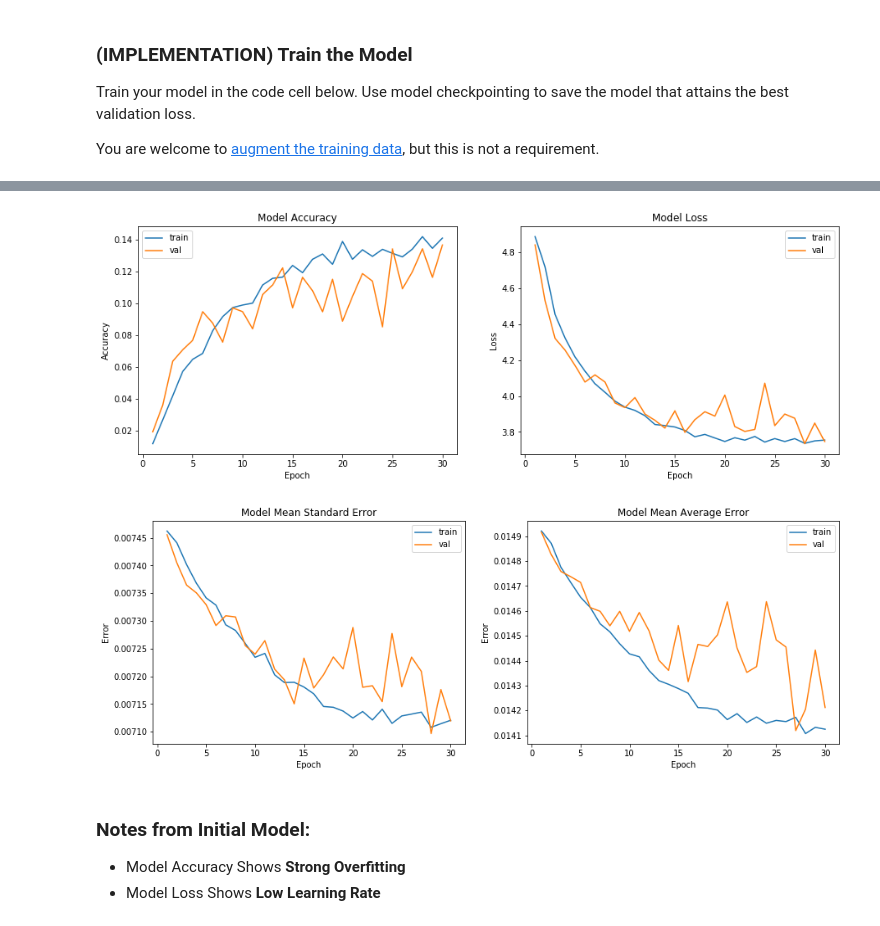
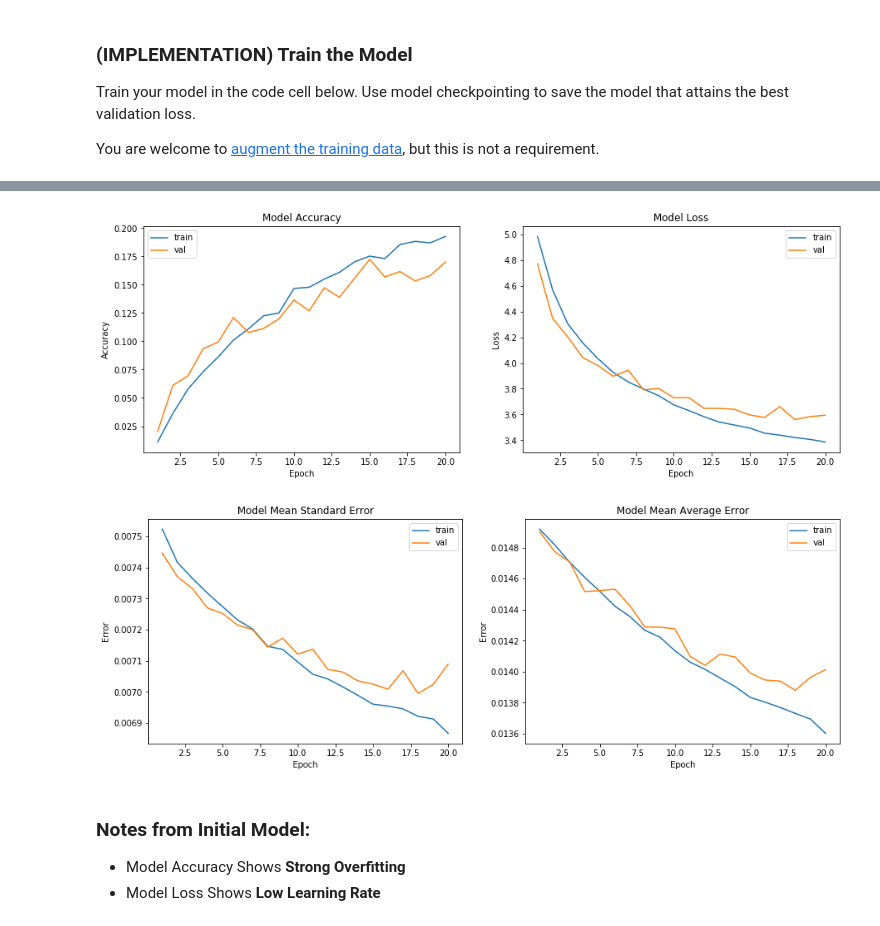
Before and after one commit to hsherwoodcoombs/cnn-images, a Jupyter notebook: dog_app.ipynb, the cells around one changed output, grey strips where cells are left out. Cells and saved outputs as stored; diff of their text form; code cells hidden in the pictures.

```diff
--- a/dog_app.ipynb
+++ b/dog_app.ipynb
@@ -538,10 +538,11 @@ You are welcome to [augment the training data](https://blog.keras.io/building-po
 # %%
 from keras.callbacks import ModelCheckpoint, TensorBoard
 from keras.preprocessing.image import ImageDataGenerator
+from time import time
 
 ### TODO: specify the number of epochs that you would like to use to train the model.
 
-epochs = 30
+epochs = 20
 batch_size = 20
 
 # Preprocessing and realtime data augmentation
@@ -562,12 +563,13 @@ tbCallBack = TensorBoard(log_dir='./logs',
 
 checkpointer = ModelCheckpoint(filepath='saved_models/weights.best.from_scratch.hdf5',
                                verbose=1, save_best_only=True)
-
+start = time()
 history = model2.fit_generator(datagen.flow(train_tensors, train_targets, batch_size=batch_size),
                                steps_per_epoch=train_tensors.shape[0]//batch_size,
                                validation_data=(valid_tensors, valid_targets),
                                epochs=epochs, callbacks=[checkpointer, tbCallBack], verbose=1)
-
+end = time()
+print ("Finished in {0:.4f} seconds.".format(end-start))
 vs.plot_model(history)
 vs.plot_error_model(history)
 # %% [output]
@@ -591,5 +593,5 @@ Epoch 30/30
-[figure, old version]
+[figure, new version]
-[figure, old version]
+[figure, new version]
 # %% [markdown]
 ### Notes from Initial Model:
 - Model Accuracy Shows **Strong Overfitting**
```
Also changed, not shown: parts of 8 cells of this notebook.
